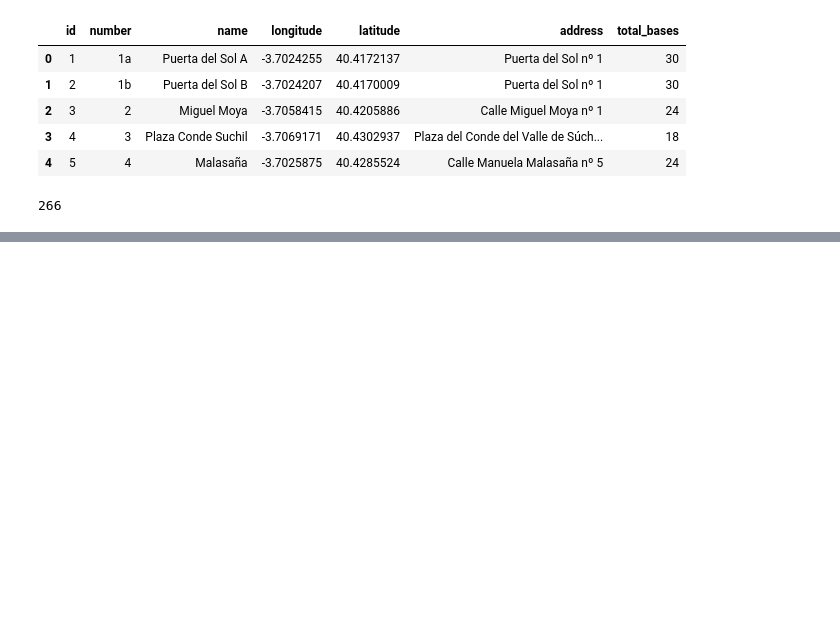
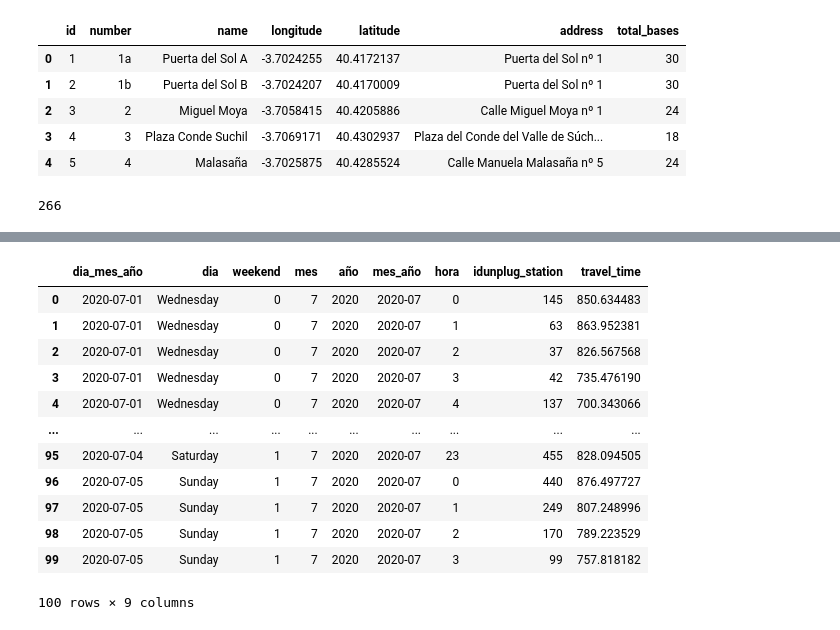
Before and after one commit to AaronNebreda/biciMAD_analysis, a Jupyter notebook: src/Untitled.ipynb, the cells around one changed output, grey strips where cells are left out. Drawn from its saved outputs; the diff is of its cells as text; code cells hidden in the pictures; blank space fills up the shorter version.

```diff
--- a/src/Untitled.ipynb
+++ b/src/Untitled.ipynb
@@ -234,0 +442,2 @@ estatic.to_csv(r'..\data\geo_data\estatic.csv', index=False)
+# %%
+iti = pd.read_csv(r'..\data\iti.csv')
@@ -235,3 +448,23 @@ estatic.to_csv(r'..\data\geo_data\estatic.csv', index=False)
+# %%
+c1 = iti[['dia_mes_año','año','mes','mes_año','dia','hora','weekend','idunplug_station', 'travel_time']]\
+        .groupby(['dia_mes_año','dia','weekend','mes','año','mes_año','hora'])\
+        .agg({'idunplug_station': 'count', 'travel_time': 'mean'}).reset_index()
+# %%
+c1.head(100)
+# %% [output]
+|  | dia_mes_año | dia | weekend | mes | año | mes_año | hora | idunplug_station | travel_time |
+| 0 | 2020-07-01 | Wednesday | 0 | 7 | 2020 | 2020-07 | 0 | 145 | 850.634483 |
+| 1 | 2020-07-01 | Wednesday | 0 | 7 | 2020 | 2020-07 | 1 | 63 | 863.952381 |
+| 2 | 2020-07-01 | Wednesday | 0 | 7 | 2020 | 2020-07 | 2 | 37 | 826.567568 |
+| 3 | 2020-07-01 | Wednesday | 0 | 7 | 2020 | 2020-07 | 3 | 42 | 735.476190 |
+| 4 | 2020-07-01 | Wednesday | 0 | 7 | 2020 | 2020-07 | 4 | 137 | 700.343066 |
+| ... | ... | ... | ... | ... | ... | ... | ... | ... | ... |
+| 95 | 2020-07-04 | Saturday | 1 | 7 | 2020 | 2020-07 | 23 | 455 | 828.094505 |
+| 96 | 2020-07-05 | Sunday | 1 | 7 | 2020 | 2020-07 | 0 | 440 | 876.497727 |
+| 97 | 2020-07-05 | Sunday | 1 | 7 | 2020 | 2020-07 | 1 | 249 | 807.248996 |
+| 98 | 2020-07-05 | Sunday | 1 | 7 | 2020 | 2020-07 | 2 | 170 | 789.223529 |
+| 99 | 2020-07-05 | Sunday | 1 | 7 | 2020 | 2020-07 | 3 | 99 | 757.818182 |
+100 rows × 9 columns
 # %%
 estatic.latitude.unique()
 # %%
```
Also changed, not shown: parts of 65 cells of this notebook, 1 other file.
